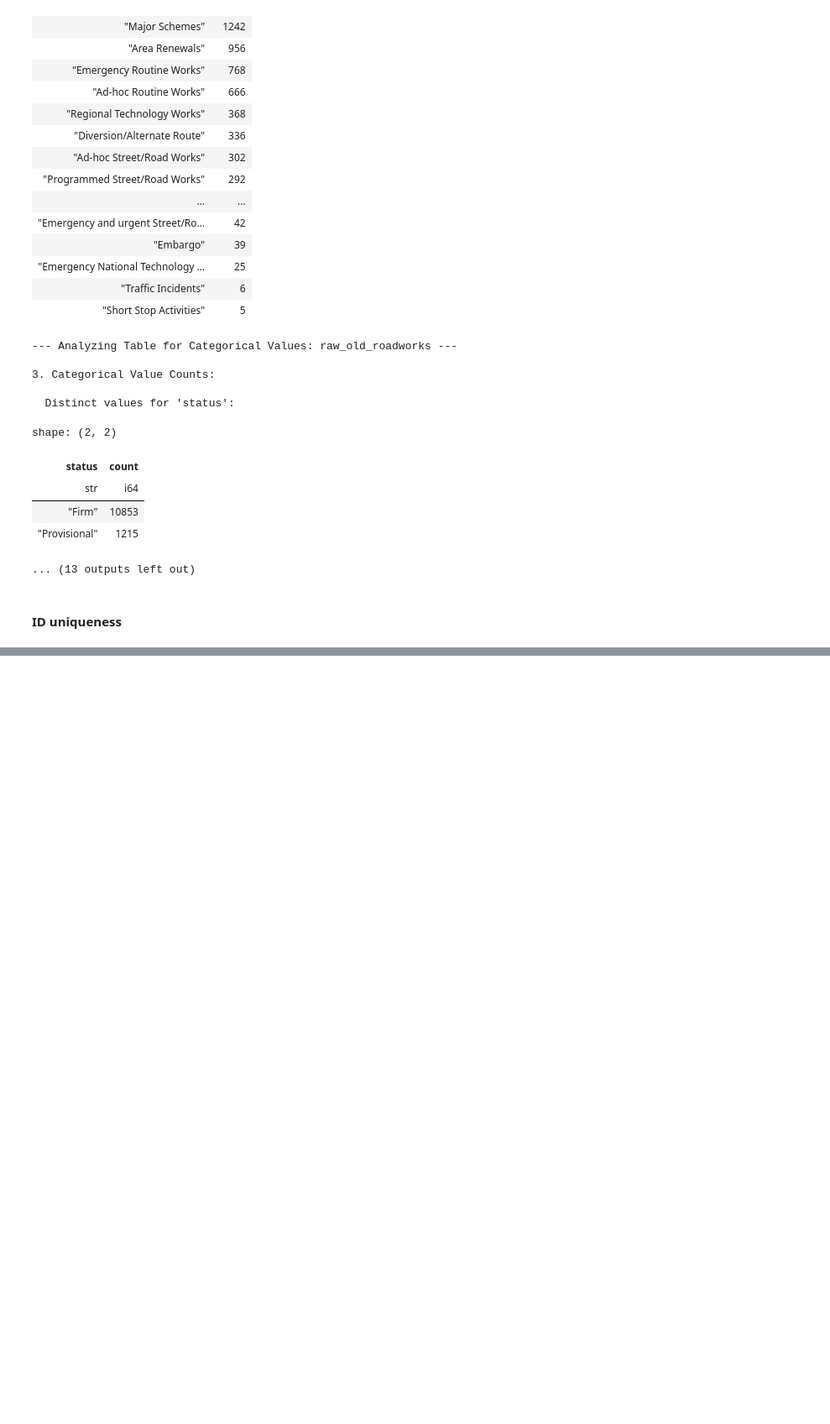
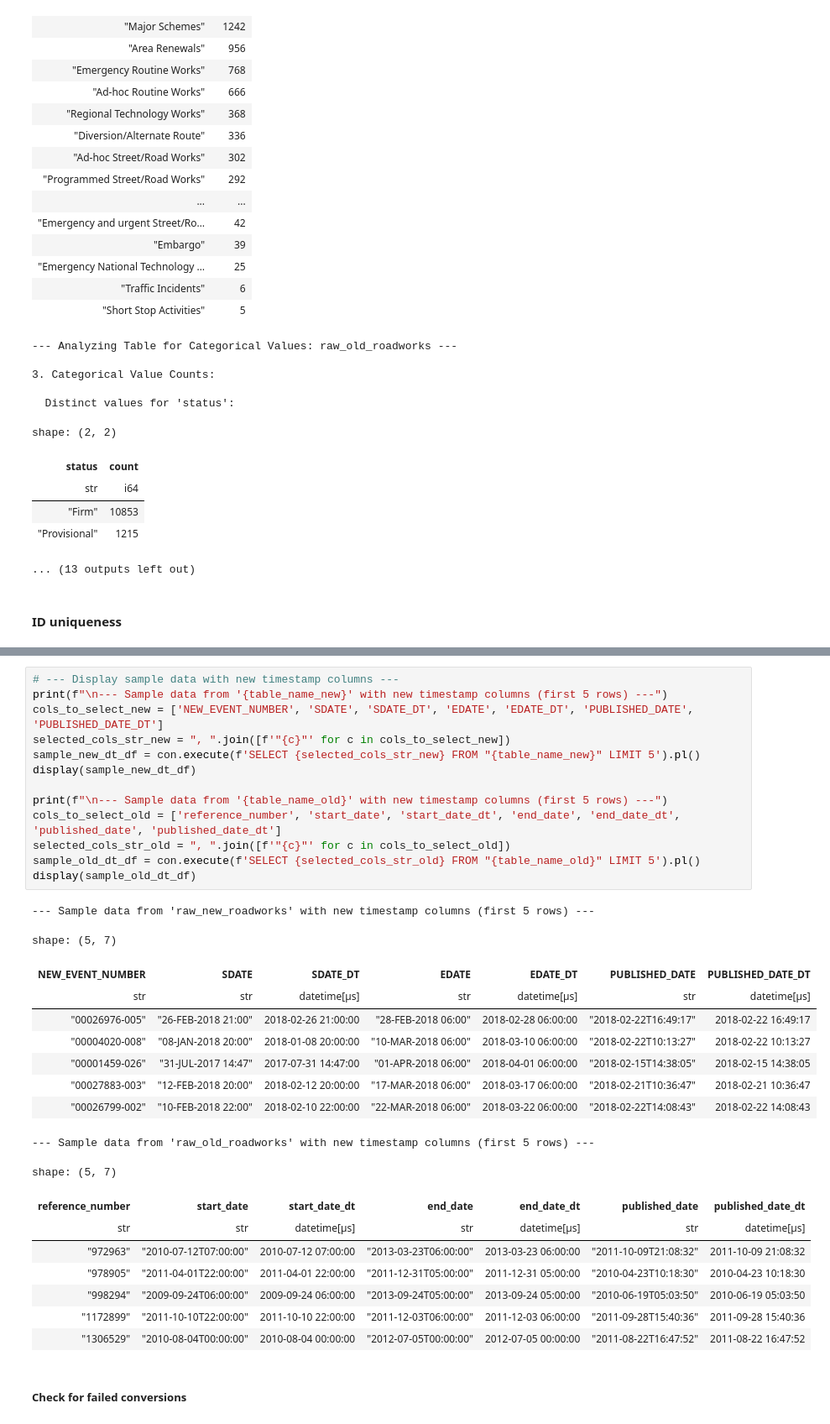
Before and after one commit to FlorisRX/UK_roadworks_XML_pipeline, a Jupyter notebook: data_exploration.ipynb, the cells around one changed output, grey strips where cells are left out. Shown at 84% size. Saved outputs shown, nothing was run; the diff lists cells and outputs as text; blank space fills up the shorter version.

```diff
--- a/data_exploration.ipynb
+++ b/data_exploration.ipynb
@@ -1741,0 +2184,34 @@ shape: (5, 3)
+# %%
+# --- Display sample data with new timestamp columns ---
+print(f"\n--- Sample data from '{table_name_new}' with new timestamp columns (first 5 rows) ---")
+cols_to_select_new = ['NEW_EVENT_NUMBER', 'SDATE', 'SDATE_DT', 'EDATE', 'EDATE_DT', 'PUBLISHED_DATE', 'PUBLISHED_DATE_DT']
+selected_cols_str_new = ", ".join([f'"{c}"' for c in cols_to_select_new])
+sample_new_dt_df = con.execute(f'SELECT {selected_cols_str_new} FROM "{table_name_new}" LIMIT 5').pl()
+display(sample_new_dt_df)
+
+print(f"\n--- Sample data from '{table_name_old}' with new timestamp columns (first 5 rows) ---")
+cols_to_select_old = ['reference_number', 'start_date', 'start_date_dt', 'end_date', 'end_date_dt', 'published_date', 'published_date_dt']
+selected_cols_str_old = ", ".join([f'"{c}"' for c in cols_to_select_old])
+sample_old_dt_df = con.execute(f'SELECT {selected_cols_str_old} FROM "{table_name_old}" LIMIT 5').pl()
+display(sample_old_dt_df)
+# %% [output]
+--- Sample data from 'raw_new_roadworks' with new timestamp columns (first 5 rows) ---
+shape: (5, 7)
+| NEW_EVENT_NUMBER | SDATE | SDATE_DT | EDATE | EDATE_DT | PUBLISHED_DATE | PUBLISHED_DATE_DT |
+| str | str | datetime[μs] | str | datetime[μs] | str | datetime[μs] |
+| "00026976-005" | "26-FEB-2018 21:00" | 2018-02-26 21:00:00 | "28-FEB-2018 06:00" | 2018-02-28 06:00:00 | "2018-02-22T16:49:17" | 2018-02-22 16:49:17 |
+| "00004020-008" | "08-JAN-2018 20:00" | 2018-01-08 20:00:00 | "10-MAR-2018 06:00" | 2018-03-10 06:00:00 | "2018-02-22T10:13:27" | 2018-02-22 10:13:27 |
+| "00001459-026" | "31-JUL-2017 14:47" | 2017-07-31 14:47:00 | "01-APR-2018 06:00" | 2018-04-01 06:00:00 | "2018-02-15T14:38:05" | 2018-02-15 14:38:05 |
+| "00027883-003" | "12-FEB-2018 20:00" | 2018-02-12 20:00:00 | "17-MAR-2018 06:00" | 2018-03-17 06:00:00 | "2018-02-21T10:36:47" | 2018-02-21 10:36:47 |
+| "00026799-002" | "10-FEB-2018 22:00" | 2018-02-10 22:00:00 | "22-MAR-2018 06:00" | 2018-03-22 06:00:00 | "2018-02-22T14:08:43" | 2018-02-22 14:08:43 |
+--- Sample data from 'raw_old_roadworks' with new timestamp columns (first 5 rows) ---
+shape: (5, 7)
+| reference_number | start_date | start_date_dt | end_date | end_date_dt | published_date | published_date_dt |
+| str | str | datetime[μs] | str | datetime[μs] | str | datetime[μs] |
+| "972963" | "2010-07-12T07:00:00" | 2010-07-12 07:00:00 | "2013-03-23T06:00:00" | 2013-03-23 06:00:00 | "2011-10-09T21:08:32" | 2011-10-09 21:08:32 |
+| "978905" | "2011-04-01T22:00:00" | 2011-04-01 22:00:00 | "2011-12-31T05:00:00" | 2011-12-31 05:00:00 | "2010-04-23T10:18:30" | 2010-04-23 10:18:30 |
+| "998294" | "2009-09-24T06:00:00" | 2009-09-24 06:00:00 | "2013-09-24T05:00:00" | 2013-09-24 05:00:00 | "2010-06-19T05:03:50" | 2010-06-19 05:03:50 |
+| "1172899" | "2011-10-10T22:00:00" | 2011-10-10 22:00:00 | "2011-12-03T06:00:00" | 2011-12-03 06:00:00 | "2011-09-28T15:40:36" | 2011-09-28 15:40:36 |
+| "1306529" | "2010-08-04T00:00:00" | 2010-08-04 00:00:00 | "2012-07-05T00:00:00" | 2012-07-05 00:00:00 | "2011-08-22T16:47:52" | 2011-08-22 16:47:52 |
+# %% [markdown]
+##### Check for failed conversions
```
Also changed, not shown: parts of 35 cells of this notebook, 5 other files.
